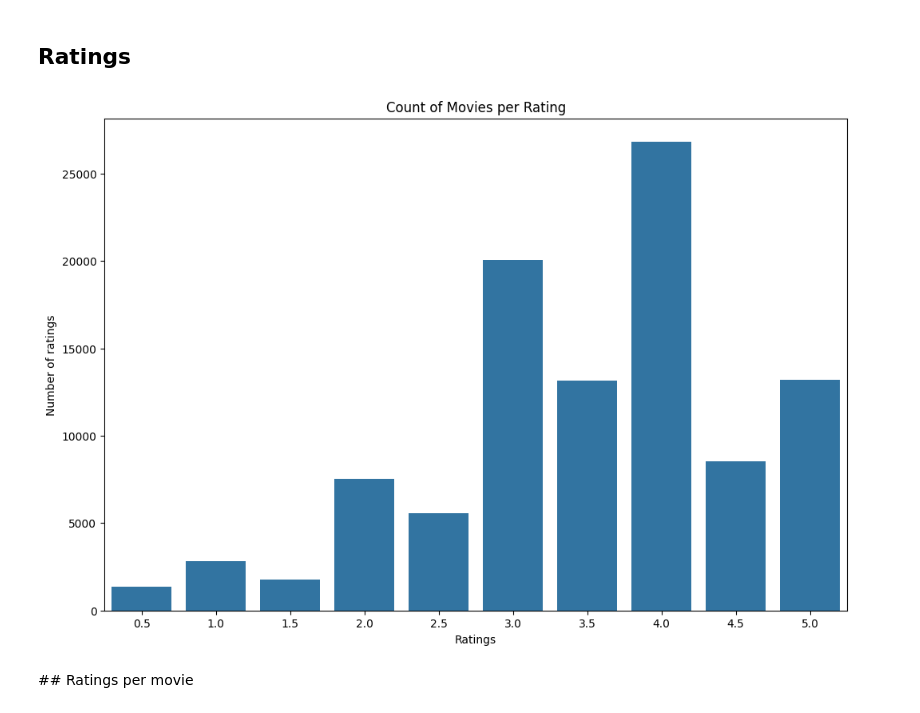
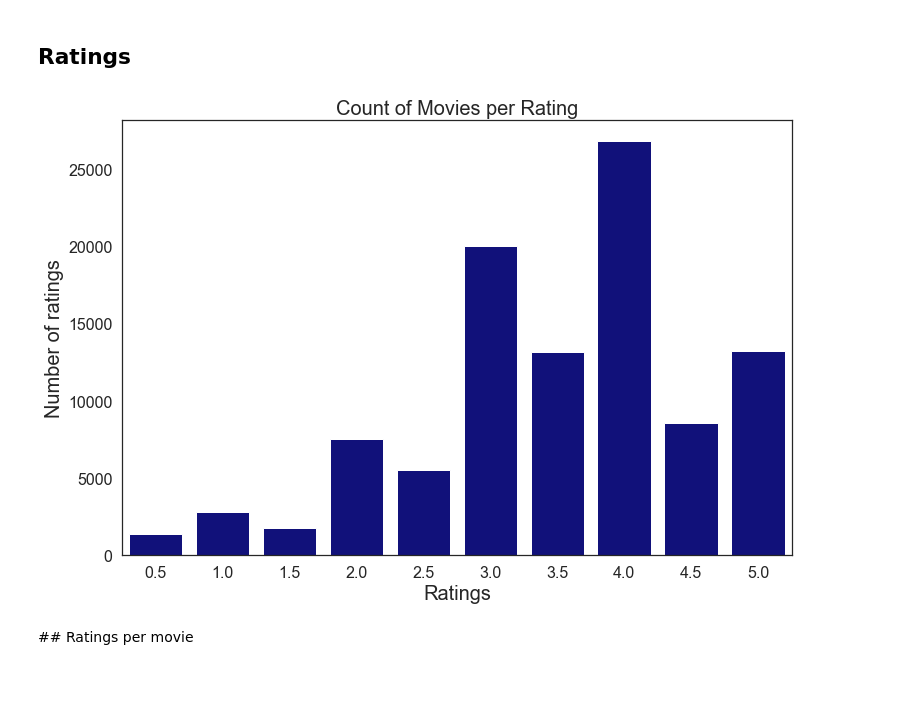
Before and after one commit to chenjoshua7/RecommendationSystems_NetworksFP, a Jupyter notebook: eda.ipynb, the cells around one changed output. Cells and saved outputs as stored; diff of their text form; code cells hidden in the pictures; blank space fills up the shorter version.

```diff
--- a/eda.ipynb
+++ b/eda.ipynb
@@ -103,14 +105,19 @@ Number of movies: 9724
 ## Ratings
 # %%
 # Plot the count of movies for each genre
+
+plt.rcParams.update({'xtick.labelsize': 16, 'ytick.labelsize': 16, 'axes.labelsize': 20, 'axes.titlesize': 20})
+
 plt.figure(figsize=(12, 8))
-sns.countplot(data=ratings, x='rating')
+sns.countplot(data=ratings, x='rating', color='darkblue')
 plt.xlabel('Ratings')
 plt.ylabel('Number of ratings')
 plt.title('Count of Movies per Rating')
+
+plt.savefig(os.path.join('Images/', 'count_rating.png'))
 plt.show()
 # %% [output]
-[figure, old version]
+[figure, new version]
 # %% [markdown]
 ## Ratings per movie
 # %%
```
Also changed, not shown: parts of 4 cells of this notebook, 11 other files.
